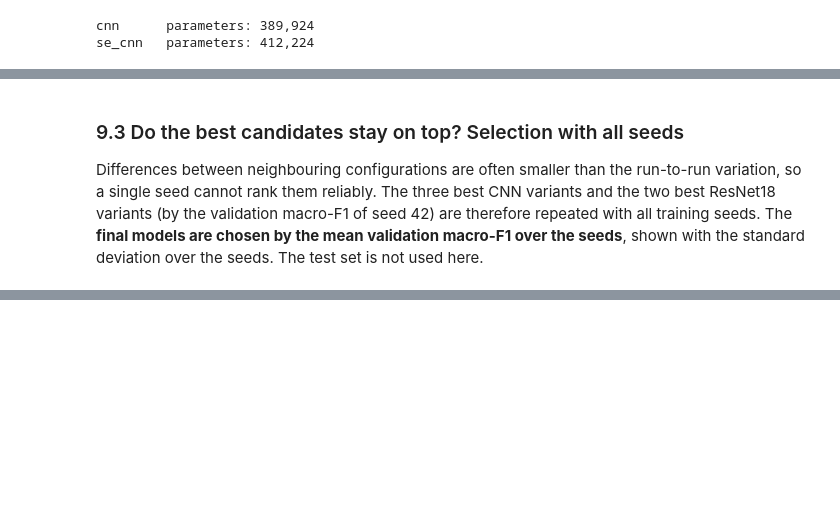
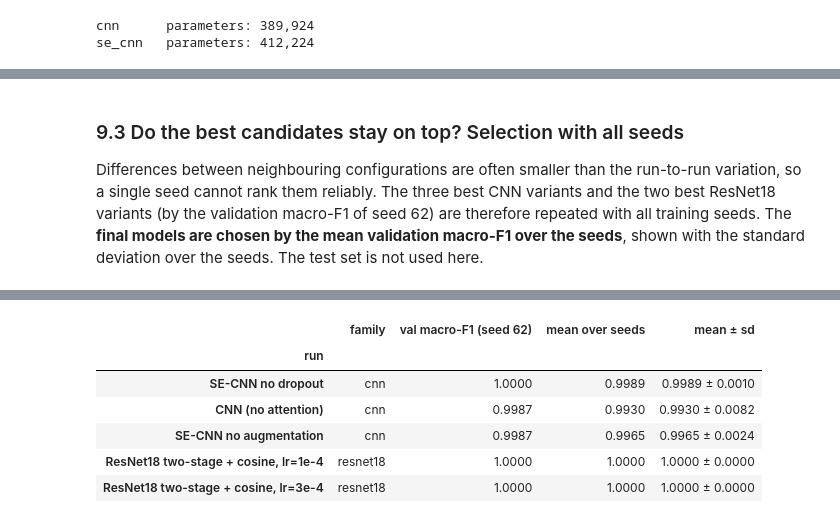
Before and after one commit to zichengs/COMP7015_AI_Group_Project5, a Jupyter notebook: 02_cnn_resnet.ipynb, the cells around one changed output, grey strips where cells are left out. Cells and saved outputs as stored; diff of their text form; code cells hidden in the pictures; blank space fills up the shorter version.

```diff
--- a/02_cnn_resnet.ipynb
+++ b/02_cnn_resnet.ipynb
@@ -112,7 +161,7 @@ tuning.round(4)
 # %% [markdown]
 ### 9.3 Do the best candidates stay on top? Selection with all seeds
 
-Differences between neighbouring configurations are often smaller than the run-to-run variation, so a single seed cannot rank them reliably. The three best CNN variants and the two best ResNet18 variants (by the validation macro-F1 of seed 42) are therefore repeated with all training seeds. The **final models are chosen by the mean validation macro-F1 over the seeds**, shown with the standard deviation over the seeds. The test set is not used here.
+Differences between neighbouring configurations are often smaller than the run-to-run variation, so a single seed cannot rank them reliably. The three best CNN variants and the two best ResNet18 variants (by the validation macro-F1 of seed 62) are therefore repeated with all training seeds. The **final models are chosen by the mean validation macro-F1 over the seeds**, shown with the standard deviation over the seeds. The test set is not used here.
 # %%
 # Model selection on the validation set: the best candidates are repeated with all training seeds
 TOP_K = {"cnn": 3, "resnet18": 2}  # candidates per family
@@ -126,7 +175,7 @@ for family, configs in families.items():
             {
                 "family": family,
                 "run": name,
-                "val macro-F1 (seed 42)": tuning.at[name, "val_macro_f1"],
+                f"val macro-F1 (seed {TUNING_SEED})": tuning.at[name, "val_macro_f1"],
                 "mean over seeds": np.mean(scores),
                 "mean ± sd": mean_sd(scores),
             }
@@ -139,3 +188,4 @@ for family in families:
     save_selected(family, best)  # OUT_DIR/final_models.json, read by notebooks 04-06
     print(f"Selected {family}: {best}")
 multi_seed.round(4)
+# %% [output]
@@ -142,3 +209,10 @@ multi_seed.round(4)
+|  | family | val macro-F1 (seed 62) | mean over seeds | mean ± sd |
+| run |  |  |  |  |
+| SE-CNN no dropout | cnn | 1.0000 | 0.9989 | 0.9989 ± 0.0010 |
+| CNN (no attention) | cnn | 0.9987 | 0.9930 | 0.9930 ± 0.0082 |
+| SE-CNN no augmentation | cnn | 0.9987 | 0.9965 | 0.9965 ± 0.0024 |
+| ResNet18 two-stage + cosine, lr=1e-4 | resnet18 | 1.0000 | 1.0000 | 1.0000 ± 0.0000 |
+| ResNet18 two-stage + cosine, lr=3e-4 | resnet18 | 1.0000 | 1.0000 | 1.0000 ± 0.0000 |
 # %%
 # Ablation chart: change in validation macro-F1 relative to the full CNN recipe
 ref = tuning.loc["SE-CNN (full recipe)", "val_macro_f1"]
```
Also changed, not shown: parts of 8 cells of this notebook, 14 other files.
